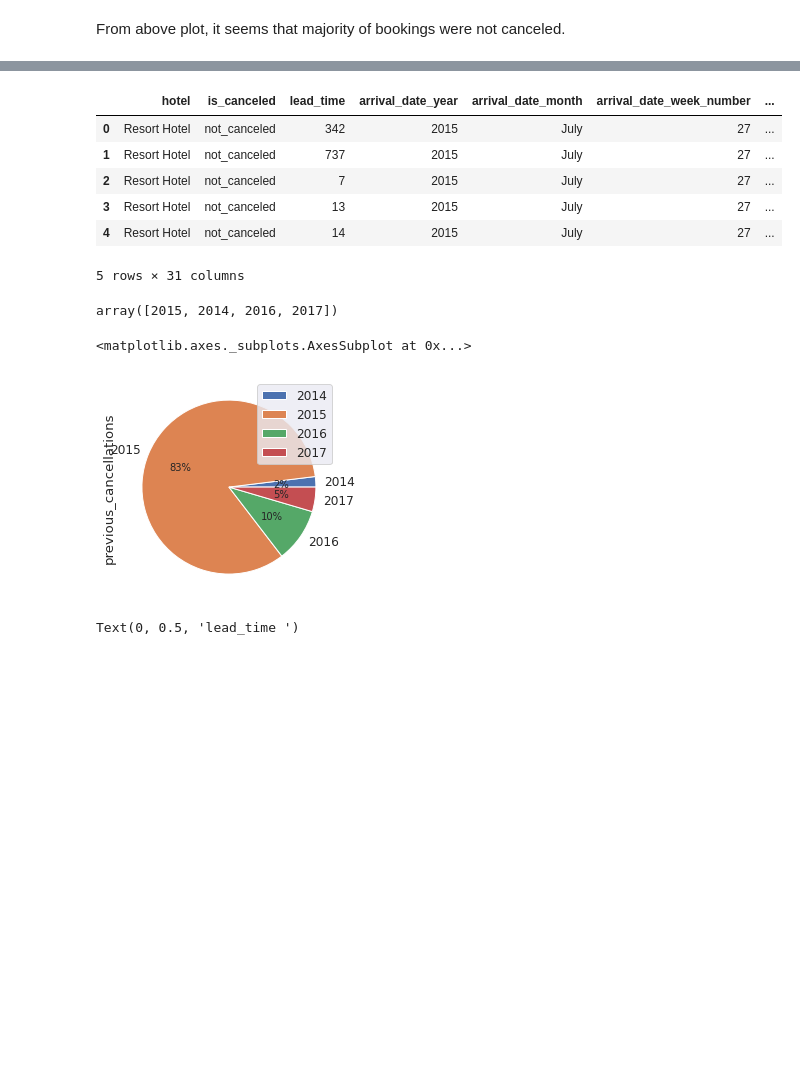
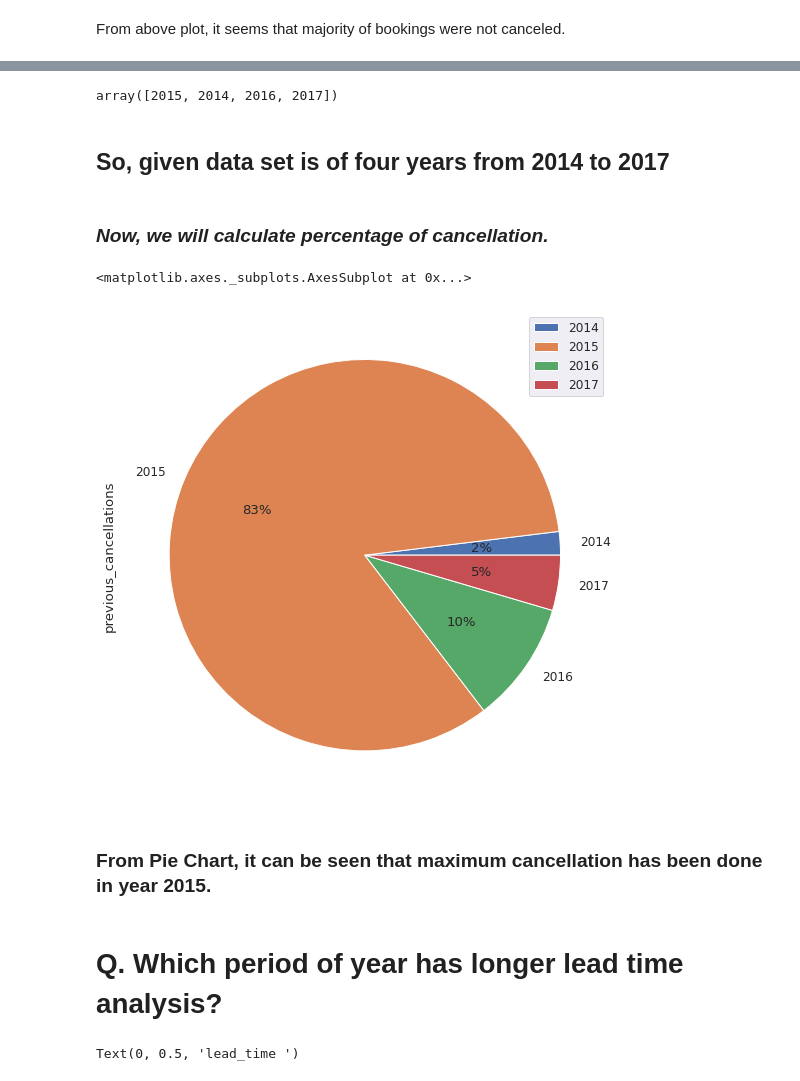
Before and after one commit to PrachiJadhav12/Hotel-Booking-Data_Analysis, a Jupyter notebook: Hotel_Booking_Analysis_Capstone_Project.ipynb, the cells around one changed output, grey strips where cells are left out. Saved outputs shown, nothing was run; the diff lists cells and outputs as text; code cells hidden in the pictures; blank space fills up the shorter version.

```diff
--- a/Hotel_Booking_Analysis_Capstone_Project.ipynb
+++ b/Hotel_Booking_Analysis_Capstone_Project.ipynb
@@ -260,23 +276,25 @@ array([ 0,  1,  2,  3, 26, 25, 14,  4, 24, 19,  5, 21,  6, 13, 11])
 # %%
+#Made new column from reservation status date using DatetimeIndex
+
 df['year'] = pd.DatetimeIndex(df['reservation_status_date']).year
-df.head()
-# %% [output]
-|  | hotel | is_canceled | lead_time | arrival_date_year | arrival_date_month | arrival_date_week_number | ... |
-| 0 | Resort Hotel | not_canceled | 342 | 2015 | July | 27 | ... |
-| 1 | Resort Hotel | not_canceled | 737 | 2015 | July | 27 | ... |
-| 2 | Resort Hotel | not_canceled | 7 | 2015 | July | 27 | ... |
-| 3 | Resort Hotel | not_canceled | 13 | 2015 | July | 27 | ... |
-| 4 | Resort Hotel | not_canceled | 14 | 2015 | July | 27 | ... |
-5 rows × 31 columns
-# %%
-df['year'].unique()
-# %% [output]
-array([2015, 2014, 2016, 2017])
+# %%
+#Using Unique function, total years in year column
+
+df['year'].unique()
+# %% [output]
+array([2015, 2014, 2016, 2017])
+# %% [markdown]
+## So, given data set is of four years from 2014 to 2017
+# %% [markdown]
+### *Now, we will calculate percentage of cancellation.*
 # %%
-#yearwise percentage of cancellations
-df.groupby(['year']).sum().plot(
-    kind='pie', y='previous_cancellations', autopct='%1.0f%%')
+#Using Pie Chart
+df.groupby(['year']).sum().plot(kind='pie', y='previous_cancellations', autopct='%1.0f%%')
 # %% [output]
 <matplotlib.axes._subplots.AxesSubplot at 0x...>
-[figure, old version]
+[figure, new version]
+# %% [markdown]
+### From Pie Chart, it can be seen that maximum cancellation has been done in year 2015.
+# %% [markdown]
+# **Q. Which period of year has longer lead time analysis?**
 # %%
```
Also changed, not shown: parts of 30 cells of this notebook.
